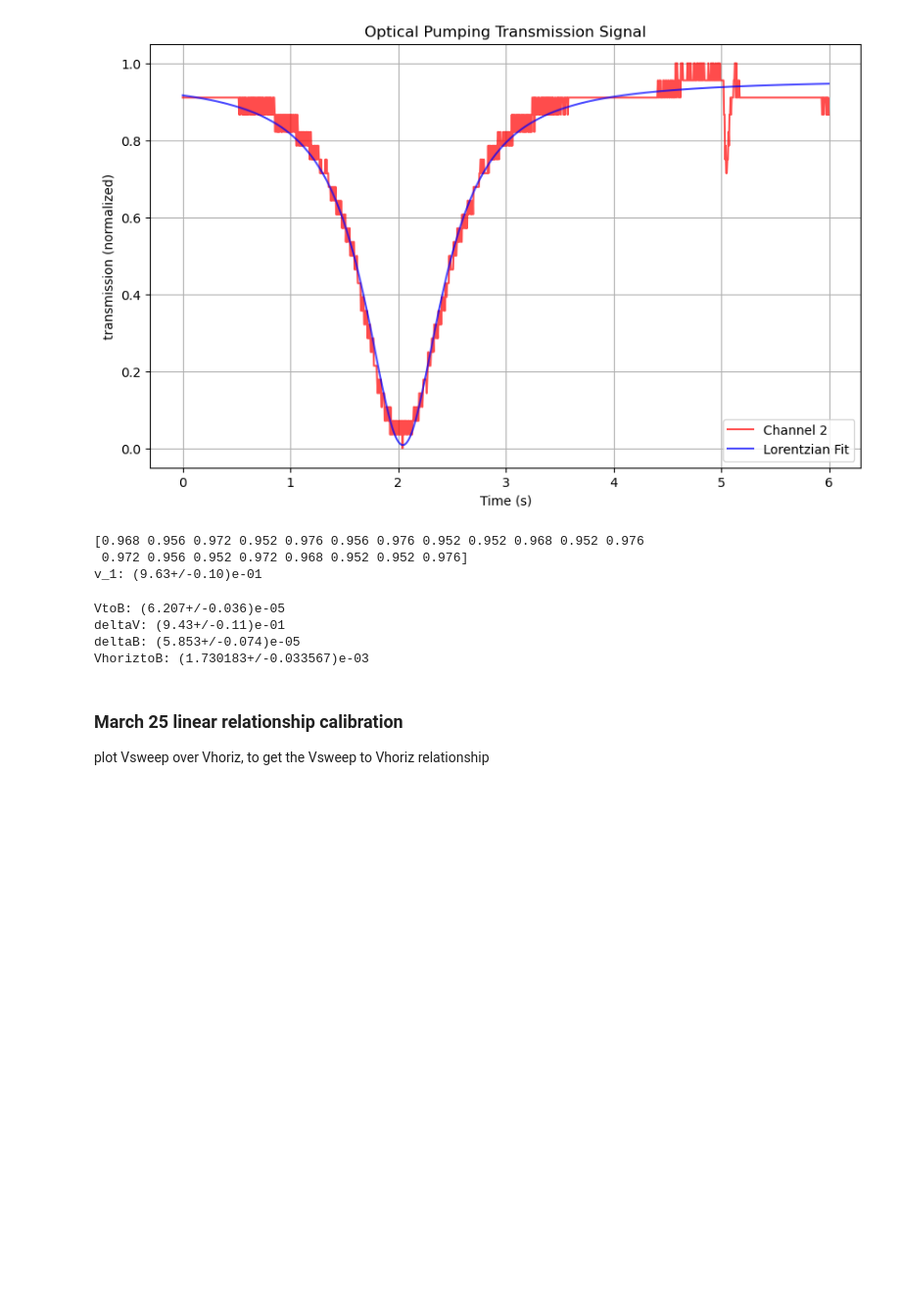
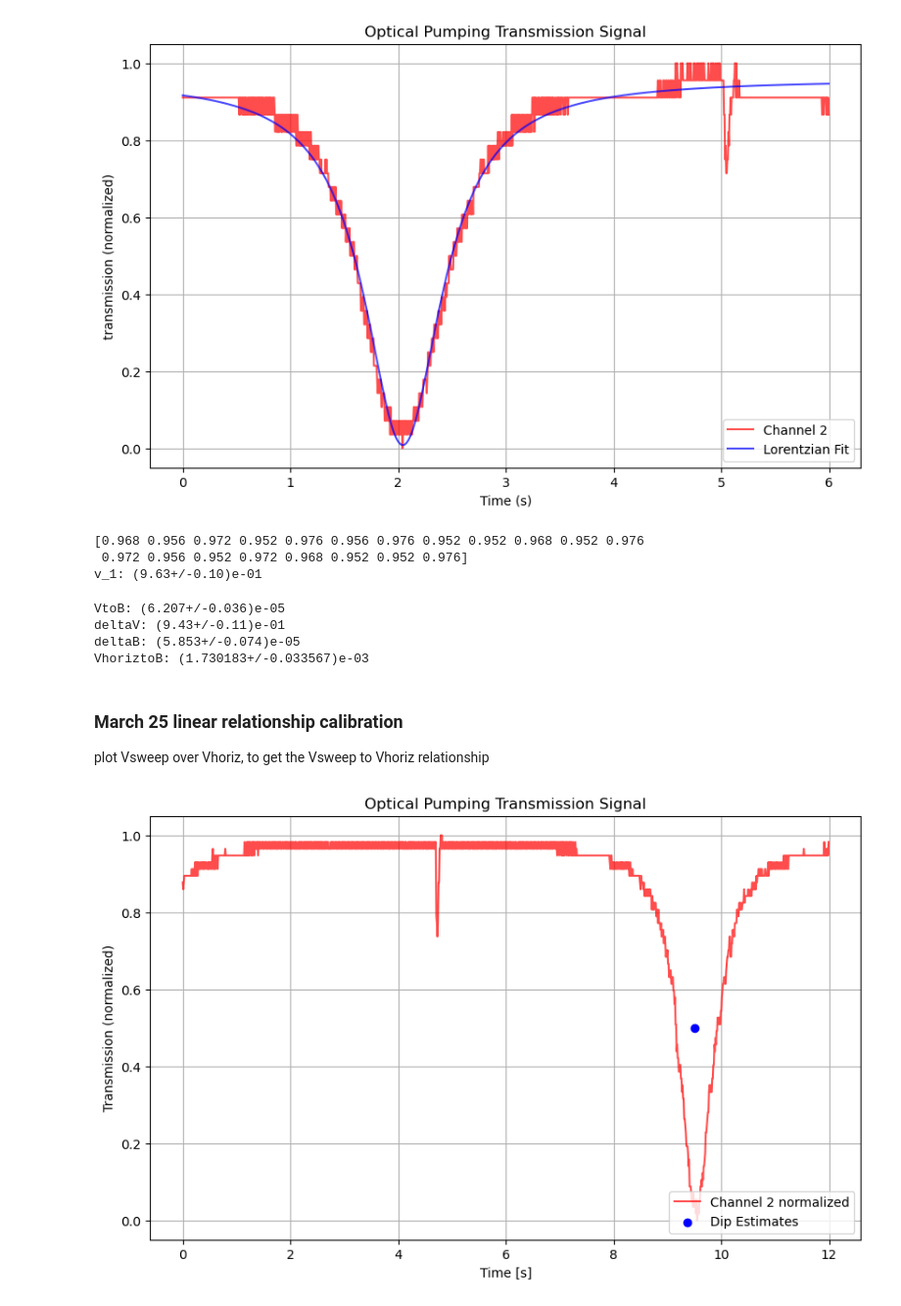
Before and after one commit to MarkZhit/PHYS409-Optical_Pumping, a Jupyter notebook: BhorizCalibration.ipynb, the cells around one changed output. Shown at 98% size. Saved outputs shown, nothing was run; the diff lists cells and outputs as text; code cells hidden in the pictures; blank space fills up the shorter version.

```diff
--- a/BhorizCalibration.ipynb
+++ b/BhorizCalibration.ipynb
@@ -355,30 +355,32 @@ Vhoriz = np.array([])
 # %%
 freq = 195
 t0 = 0
-x0 =  2.2
-dV = ufloat(0,0)
-savename = "5s measurement Mar 23 - " + str(freq) + 'kHz'
-filename = ""
+x0 =  9.5
+dV = ufloat(22.8,0.02) / 1000
+savename = "5s measurement Mar 25 - " + str(freq) + 'kHz'
+filename = "195kHz_22p8mV"
 
 
-time, y1, y2, y2_norm = m.read_transmission_csv('./data/Mar 23 measurement/' +filename+ '.csv')
+time, y1, y2, y2_norm = m.read_transmission_csv('./data/Mar 25 measurement/' +filename+ '.csv')
 
 nCut = (t0 // (time[1] - time[0])).astype(int)
 time_cutFirst = time[nCut:] - t0
 y2_norm_cutFirst = y2_norm[nCut:]
 plt.figure(figsize=(10, 6))
 plt.plot(time, y2_norm, label='Channel 2 normalized', color='red', alpha=0.7)
 plt.scatter(x0, 0.5, label='Dip Estimates', color='blue')
 
 # Labels and formatting
 plt.xlabel('Time [s]')
 plt.ylabel('Transmission (normalized)')
 plt.title('Optical Pumping Transmission Signal')
 plt.legend(loc="lower right")
 plt.grid(True)
 plt.savefig("figures/" + savename, dpi=300)
 
 plt.show()
+# %% [output]
+[figure, added]
 # %%
 p0 = (1, 1, 0.3, x0)
 lower_bound = (0,0,0,0)
```
Also changed, not shown: parts of 21 cells of this notebook, 14 other files.
